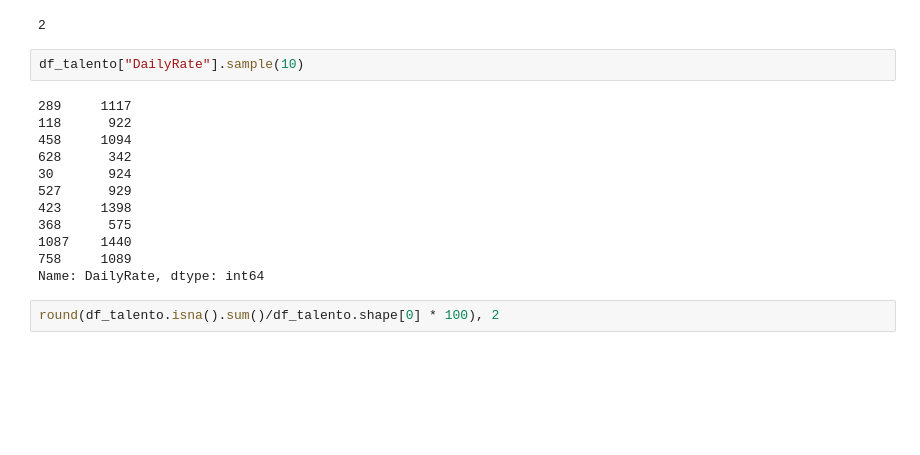
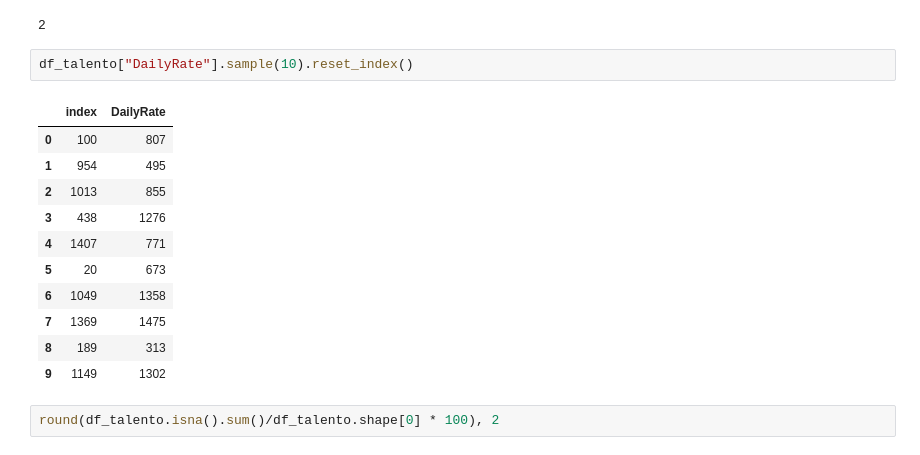
Before and after one commit to Lumo88/project-da-promo-65-modulo-3-team-1, a Jupyter notebook: Proyecto_Organizacion.ipynb, the cells around one changed output. Saved outputs shown, nothing was run; the diff lists cells and outputs as text; blank space fills up the shorter version.

```diff
--- a/Proyecto_Organizacion.ipynb
+++ b/Proyecto_Organizacion.ipynb
@@ -131,19 +132,19 @@ display(round(df_talento[["ProfitMargen", "MonthlyRate", "MonthlyIncome", "JobRo
 1474 rows × 4 columns
 2
 # %%
-df_talento["DailyRate"].sample(10)
+df_talento["DailyRate"].sample(10).reset_index()
 # %% [output]
-289     1117
-118      922
-458     1094
-628      342
-30       924
-527      929
-423     1398
-368      575
-1087    1440
-758     1089
-Name: DailyRate, dtype: int64
+|  | index | DailyRate |
+| 0 | 100 | 807 |
+| 1 | 954 | 495 |
+| 2 | 1013 | 855 |
+| 3 | 438 | 1276 |
+| 4 | 1407 | 771 |
+| 5 | 20 | 673 |
+| 6 | 1049 | 1358 |
+| 7 | 1369 | 1475 |
+| 8 | 189 | 313 |
+| 9 | 1149 | 1302 |
 # %%
 round(df_talento.isna().sum()/df_talento.shape[0] * 100), 2
 # %% [output]
```
Also changed, not shown: parts of 5 cells of this notebook, 1 other file.
